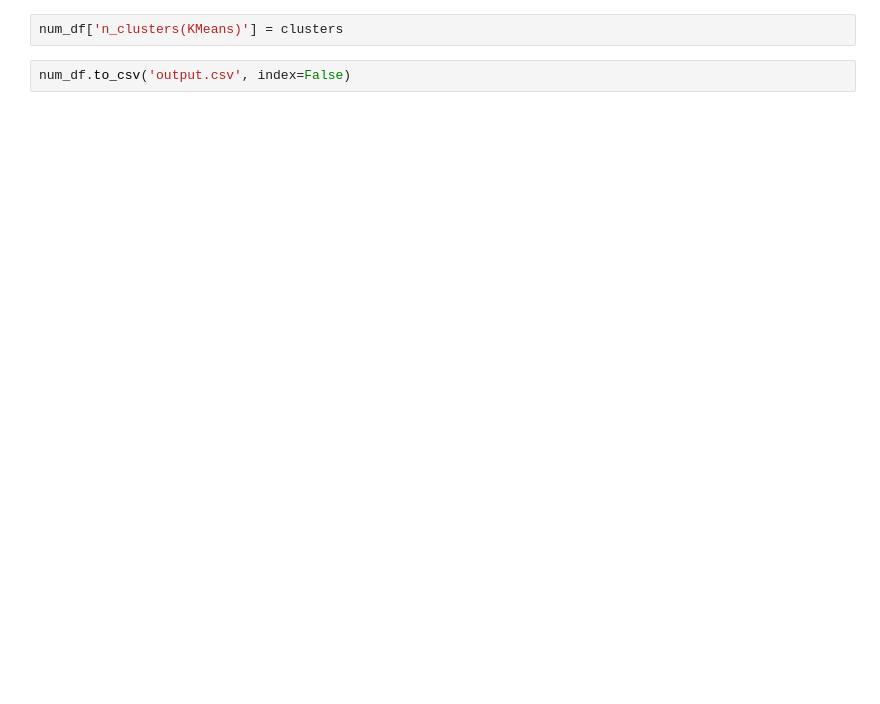
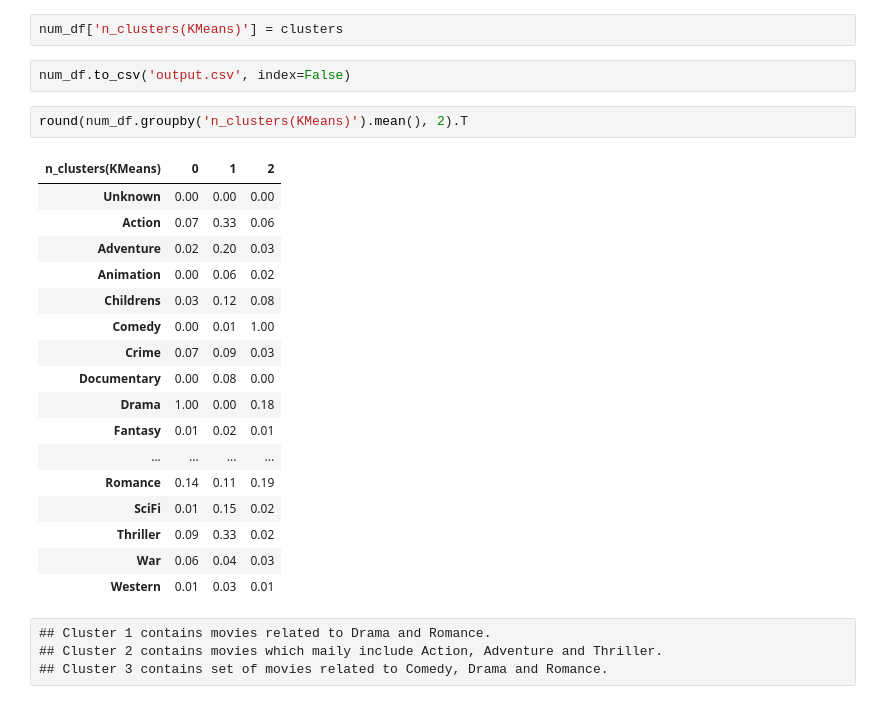
Before and after one commit to Abhishek768/NetflixCaseStudy, a Jupyter notebook: Netflix.ipynb, the cells around one changed output. Saved outputs shown, nothing was run; the diff lists cells and outputs as text; blank space fills up the shorter version.

```diff
--- a/Netflix.ipynb
+++ b/Netflix.ipynb
@@ -196,3 +195,27 @@ sil
 num_df['n_clusters(KMeans)'] = clusters
 # %%
 num_df.to_csv('output.csv', index=False)
+# %%
+round(num_df.groupby('n_clusters(KMeans)').mean(), 2).T
+# %% [output]
+| n_clusters(KMeans) | 0 | 1 | 2 |
+| Unknown | 0.00 | 0.00 | 0.00 |
+| Action | 0.07 | 0.33 | 0.06 |
+| Adventure | 0.02 | 0.20 | 0.03 |
+| Animation | 0.00 | 0.06 | 0.02 |
+| Childrens | 0.03 | 0.12 | 0.08 |
+| Comedy | 0.00 | 0.01 | 1.00 |
+| Crime | 0.07 | 0.09 | 0.03 |
+| Documentary | 0.00 | 0.08 | 0.00 |
+| Drama | 1.00 | 0.00 | 0.18 |
+| Fantasy | 0.01 | 0.02 | 0.01 |
+| ... | ... | ... | ... |
+| Romance | 0.14 | 0.11 | 0.19 |
+| SciFi | 0.01 | 0.15 | 0.02 |
+| Thriller | 0.09 | 0.33 | 0.02 |
+| War | 0.06 | 0.04 | 0.03 |
+| Western | 0.01 | 0.03 | 0.01 |
+# %% [raw]
+## Cluster 1 contains movies related to Drama and Romance.
+## Cluster 2 contains movies which maily include Action, Adventure and Thriller.
+## Cluster 3 contains set of movies related to Comedy, Drama and Romance.
```
Also changed, not shown: parts of 10 cells of this notebook, 1 other file.
